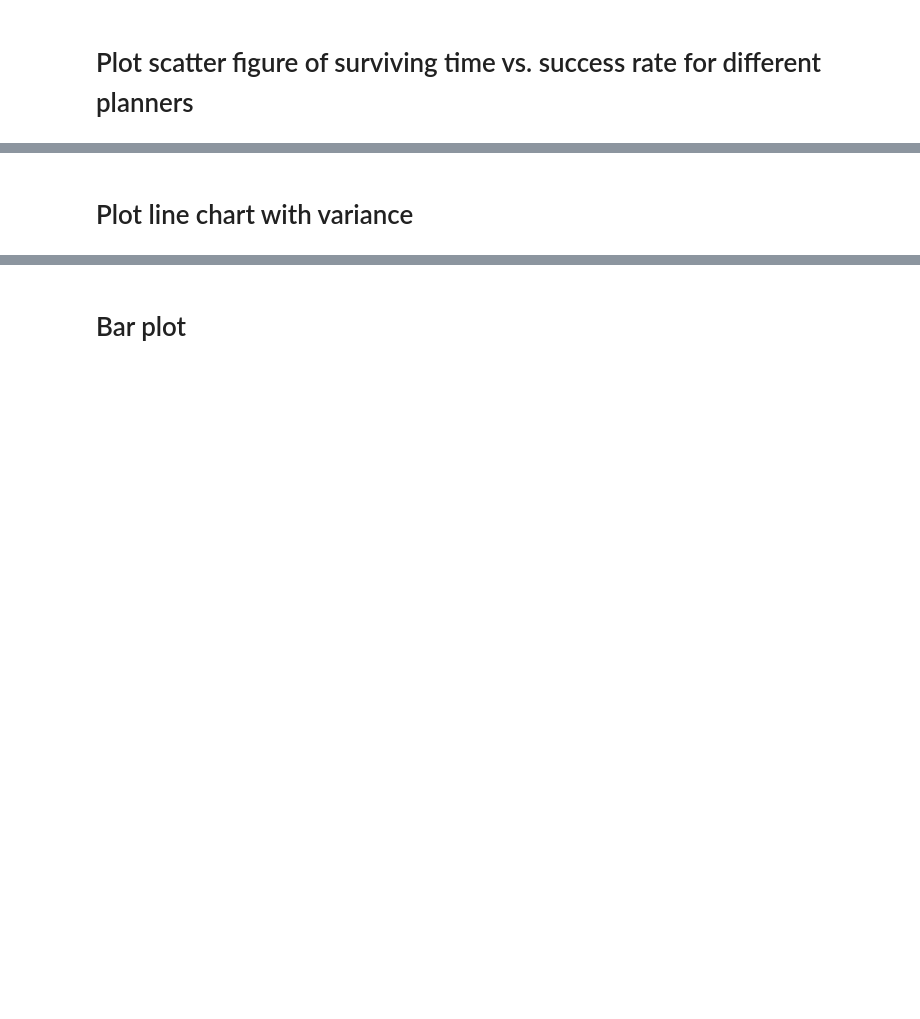
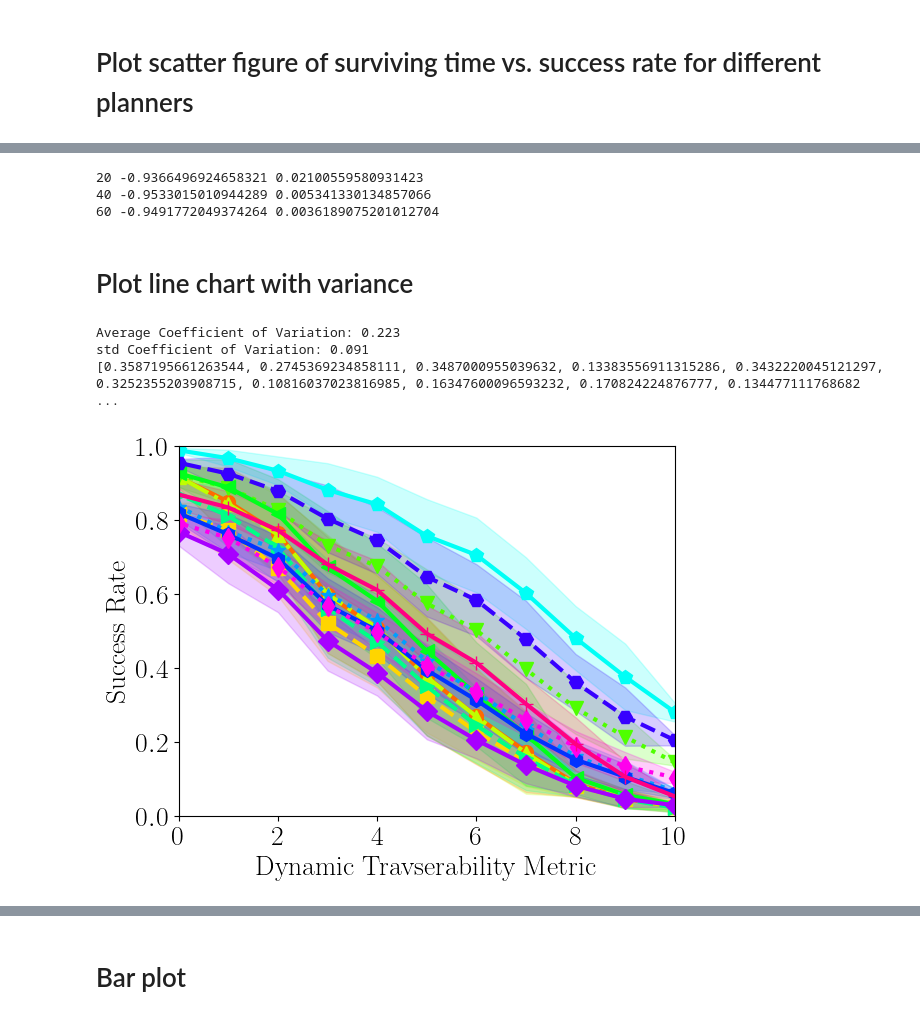
Before and after one commit to smoggy-P/gym-Drone2D-ActivePerception, a Jupyter notebook: test.ipynb, the cells around one changed output, grey strips where cells are left out. Saved outputs shown, nothing was run; the diff lists cells and outputs as text; code cells hidden in the pictures; blank space fills up the shorter version.

```diff
--- a/test.ipynb
+++ b/test.ipynb
@@ -144,3 +131,26 @@ plt.show()
+# %%
+import matplotlib.patches as mpatches
+
+colors_vel = sns.color_palette('hsv', 3)
+color_map_vel = dict(zip([20, 40, 60], colors_vel))
+coefs = {
+    20:[],
+    40:[],
+    60:[]
+}
+for method_planner in unique_method_planner:
+    df_plot = df_grouped[df_grouped['Method_Planner'] == method_planner]
+    color_idx = df_plot.apply(lambda row: row['Agent speed'], axis=1).to_list()
+    for speed in [20, 40, 60]:
+        df_group = df_plot[df_plot['Agent speed'] == speed]
+        coef, _ = spearmanr(10 - df_group['map difficulty'], df_group['Success'])
+        coefs[speed].append(coef)
+for key in coefs.keys():
+    print(key, np.mean(coefs[key]), np.std(coefs[key]))
+# %% [output]
+20 -0.9366496924658321 0.02100559580931423
+40 -0.9533015010944289 0.005341330134857066
+60 -0.9491772049374264 0.0036189075201012704
 # %% [markdown]
 # Plot line chart with variance
 # %%
@@ -155,43 +165,58 @@ df_results = pd.DataFrame({
 }).reset_index()
 df_results = df_results.fillna(0)
 # %%
+linestyles = ['-', '--', '-.', ':', '-', '--', '-', ':', '-', '--', '-', ':', '-']
+markers = ['o', 's', '^', 'v', '<', '>', 'p', '*', 'h', 'H', 'D', 'd', '+']
+
+colors = sns.color_palette('hsv', len(unique_method_planner))
+color_map = dict(zip(unique_method_planner, colors))
 cvs = []
-for method_planner in unique_method_planner:
+for i, method_planner in enumerate(unique_method_planner):
     df_plot = df_results[df_results['Method_Planner'] == method_planner]
     plt.plot(10 - df_plot['round difficulty'].to_numpy(), df_plot['Mean Success'].to_numpy(),
-             color=color_map[method_planner], label=method_planner)
+             color=color_map[method_planner], label=method_planner.replace('FullRange+',''),
+             linestyle=linestyles[i],
+             marker=markers[i],
+             markersize=10,
+             linewidth=3)
 
     # Here we create the shaded variance region
-    # plt.fill_between(df_plot['round difficulty'],
-    #                  df_plot['Mean Success'] - np.sqrt(df_plot['Variance Success']),
-    #                  df_plot['Mean Success'] + np.sqrt(df_plot['Variance Success']),
-    #                  color=color_map[method_planner], alpha=0.2)
+    plt.fill_between(10 - df_plot['round difficulty'],
+                     df_plot['Mean Success'] - np.sqrt(df_plot['Variance Success']),
+                     df_plot['Mean Success'] + np.sqrt(df_plot['Variance Success']),
+                     color=color_map[method_planner], alpha=0.2)
     # Compute coefficient of variation at each point
     cv = np.sqrt(df_plot['Variance Success']) / df_plot['Mean Success']
 
     # Calculate the average coefficient of variation for the curve
     avg_cv = np.mean(cv)
     cvs.append(avg_cv)
-    break
 
 # Set the axis labels
 print(f"Average Coefficient of Variation: {np.mean(cvs):.3f}")
 print(f"std Coefficient of Variation: {np.std(cvs):.3f}")
 print(cvs)
-plt.xlabel('Difficulty Metric', fontsize=14)
-plt.ylabel('Success Rate', fontsize=14)
+plt.xlabel('Dynamic Travserability Metric', fontsize=20)
+plt.ylabel('Success Rate', fontsize=20)
+plt.xticks(fontsize=20)
+plt.yticks(fontsize=20)
 plt.ylim(0, 1)
 plt.xlim(0, 10)
 
 # Set the title
 title = 'Dense VO Feasibility Difficulty Metric'
 # plt.title(r'\textbf{' + title + '}', fontsize=26)
 
 # Show the legend
-# plt.legend(fontsize=14)
-plt.savefig('/home/smoggy/thesis/paper/thesis/figures/' + 'surface' +'.pdf', bbox_inches='tight')
+# plt.legend(fontsize=14, bbox_to_anchor=(0, 0), borderaxespad=0., ncol = 6)
+# plt.savefig('/home/smoggy/thesis/ICRA-paper/img/Dynamic Traversability Difficulty Metric.pdf', bbox_inches='tight')
 # Show the plot
 plt.show()
+# %% [output]
+Average Coefficient of Variation: 0.223
+std Coefficient of Variation: 0.091
+[0.3587195661263544, 0.2745369234858111, 0.3487000955039632, 0.13383556911315286, 0.3432220045121297, 0.3252355203908715, 0.10816037023816985, 0.16347600096593232, 0.170824224876777, 0.134477111768682 ...
+[figure, added]
 # %%
 
 
```
Also changed, not shown: parts of 18 cells of this notebook, 5 other files.
